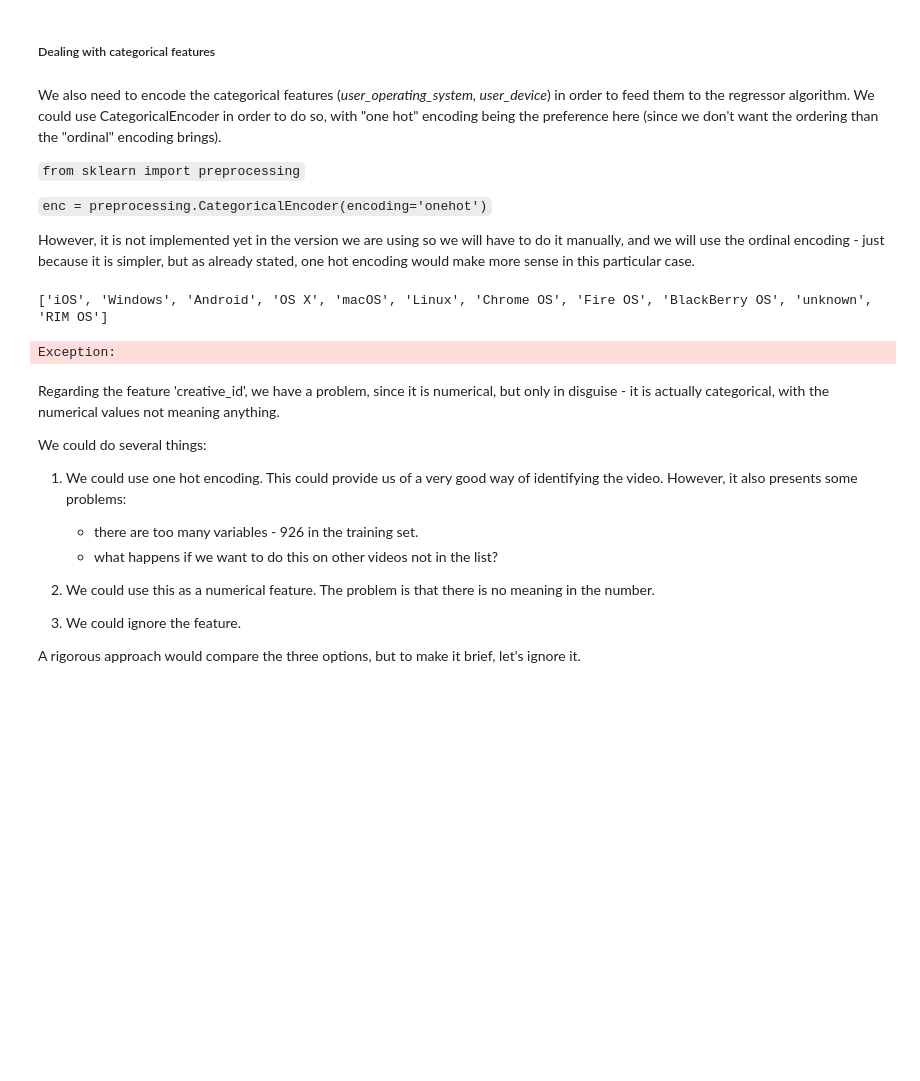
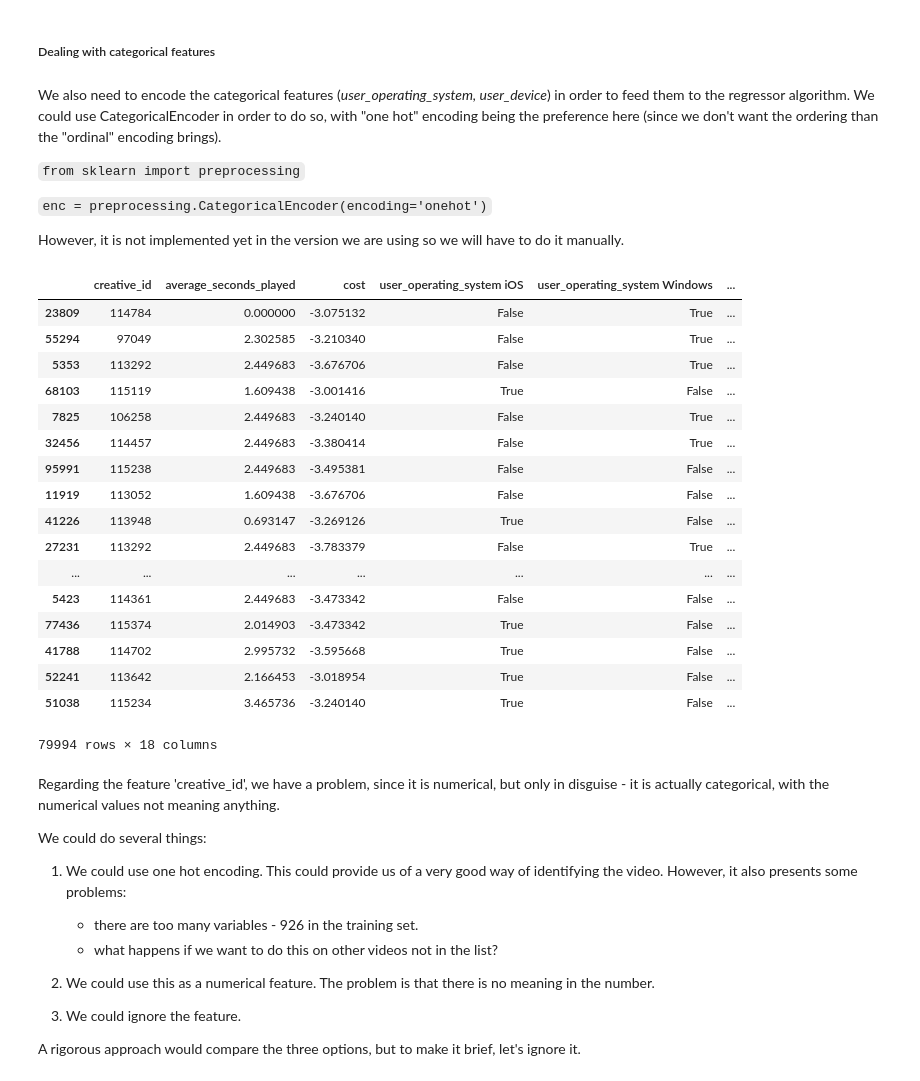
Before and after one commit to nanaky92/Data-Science-Challenge, a Jupyter notebook: TEADS.ipynb, the cells around one changed output. Cells and saved outputs as stored; diff of their text form; code cells hidden in the pictures; blank space fills up the shorter version.

```diff
--- a/TEADS.ipynb
+++ b/TEADS.ipynb
@@ -263,15 +263,4 @@ We also need to encode the categorical features (*user_operating_system, user_de
 
 `enc = preprocessing.CategoricalEncoder(encoding='onehot')`
 
-However, it is not implemented yet in the version we are using so we will have to do it manually, and we will use the ordinal encoding - just because it is simpler, but as already stated, one hot encoding would make more sense in this particular case.
+However, it is not implemented yet in the version we are using so we will have to do it manually.
-# %%
-index = X_train["user_operating_system"].value_counts().axes[0].tolist()
-
-X_train
-print(index)
-# %% [output]
-['iOS', 'Windows', 'Android', 'OS X', 'macOS', 'Linux', 'Chrome OS', 'Fire OS', 'BlackBerry OS', 'unknown', 'RIM OS']
-# %%
-raise Exception
-# %% [output]
-Exception:
@@ -306,3 +267,36 @@ X_train["user_device"] = X_train["user_device"].apply(user_device_mapper)
+# %%
+def encode_categorical_feature(feature_name, df):
+    index_list = df[feature_name].value_counts().axes[0].tolist()
+    for index_elem in index_list:
+        new_feature_name = "{} {}".format(feature_name, index_elem)
+        df[new_feature_name] = df[feature_name]==index_elem
+
+    return df.drop(feature_name, axis=1)
+
+
+X_train = encode_categorical_feature("user_operating_system", X_train)
+X_train = encode_categorical_feature("user_device", X_train)
+
+X_train
+# %% [output]
+|  | creative_id | average_seconds_played | cost | user_operating_system iOS | user_operating_system Windows | ... |
+| 23809 | 114784 | 0.000000 | -3.075132 | False | True | ... |
+| 55294 | 97049 | 2.302585 | -3.210340 | False | True | ... |
+| 5353 | 113292 | 2.449683 | -3.676706 | False | True | ... |
+| 68103 | 115119 | 1.609438 | -3.001416 | True | False | ... |
+| 7825 | 106258 | 2.449683 | -3.240140 | False | True | ... |
+| 32456 | 114457 | 2.449683 | -3.380414 | False | True | ... |
+| 95991 | 115238 | 2.449683 | -3.495381 | False | False | ... |
+| 11919 | 113052 | 1.609438 | -3.676706 | False | False | ... |
+| 41226 | 113948 | 0.693147 | -3.269126 | True | False | ... |
+| 27231 | 113292 | 2.449683 | -3.783379 | False | True | ... |
+| ... | ... | ... | ... | ... | ... | ... |
+| 5423 | 114361 | 2.449683 | -3.473342 | False | False | ... |
+| 77436 | 115374 | 2.014903 | -3.473342 | True | False | ... |
+| 41788 | 114702 | 2.995732 | -3.595668 | True | False | ... |
+| 52241 | 113642 | 2.166453 | -3.018954 | True | False | ... |
+| 51038 | 115234 | 3.465736 | -3.240140 | True | False | ... |
+79994 rows × 18 columns
 # %% [markdown]
 Regarding the feature 'creative_id', we have a problem, since it is numerical, but only in disguise - it is actually categorical, with the numerical values not meaning anything.
 
```
Also changed, not shown: parts of 15 cells of this notebook.
